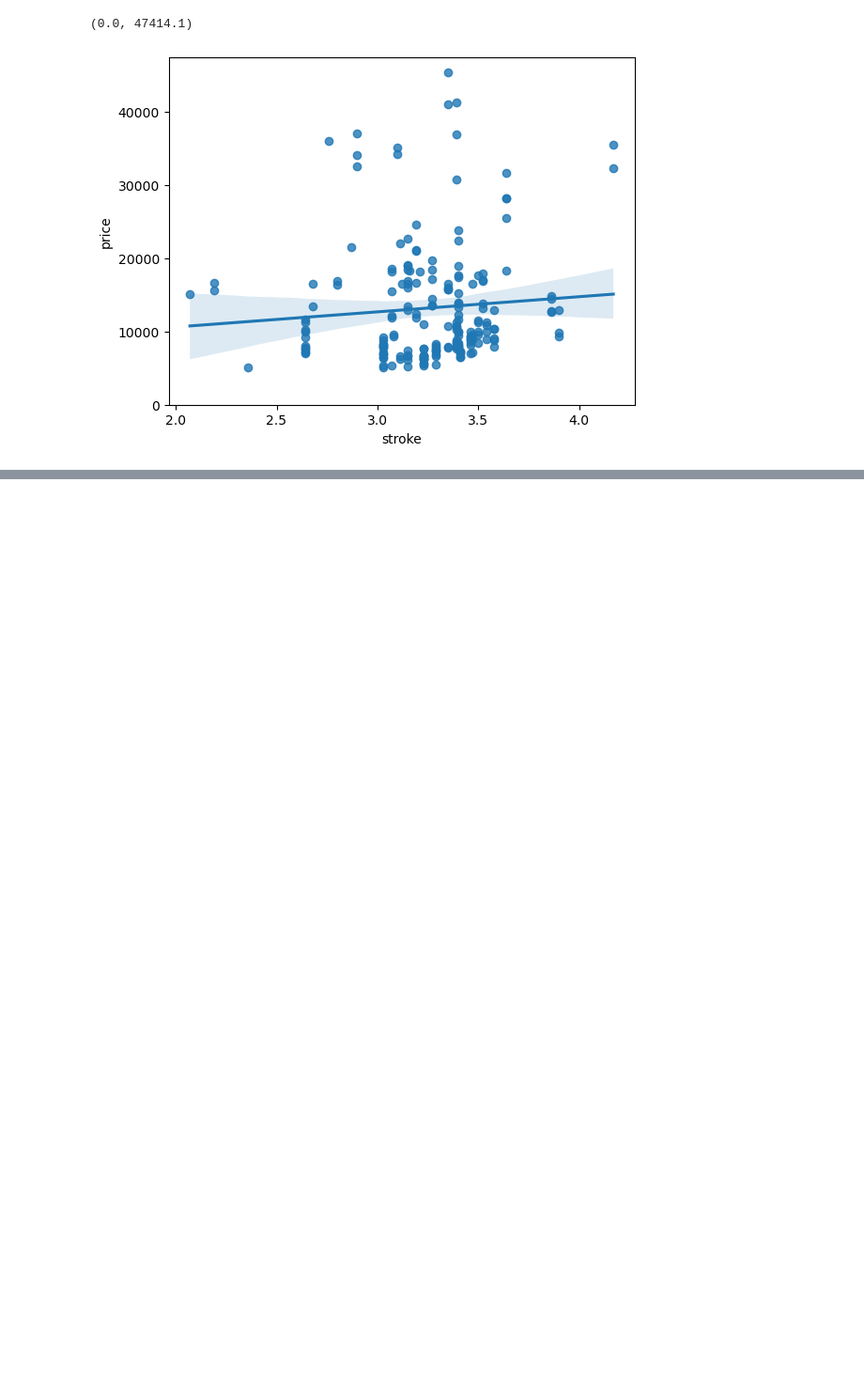
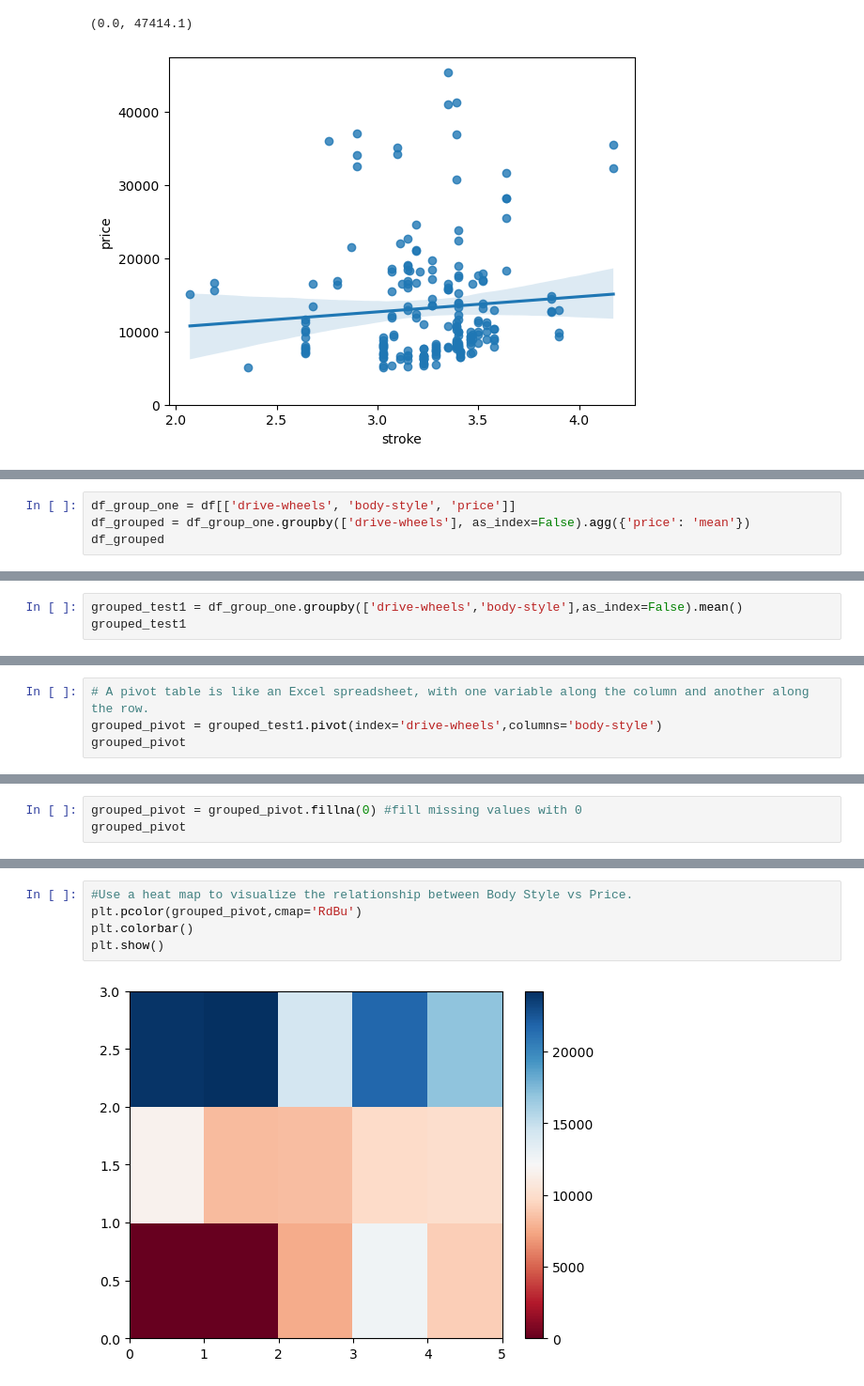
Before and after one commit to Sar-Ahmed/Used_Car_Pricing, a Jupyter notebook: Data_Analysis.ipynb, the cells around one changed output, grey strips where cells are left out. Shown: that part at 94% size. Drawn from its saved outputs; the diff is of its cells as text; blank space fills up the shorter version.

```diff
--- a/Data_Analysis.ipynb
+++ b/Data_Analysis.ipynb
@@ -63,0 +132,4 @@ plt.ylim(0,)
+# %%
+df_group_one = df[['drive-wheels', 'body-style', 'price']]
+df_grouped = df_group_one.groupby(['drive-wheels'], as_index=False).agg({'price': 'mean'})
+df_grouped
@@ -63,0 +141,3 @@ plt.ylim(0,)
+# %%
+grouped_test1 = df_group_one.groupby(['drive-wheels','body-style'],as_index=False).mean()
+grouped_test1
@@ -63,0 +159,4 @@ plt.ylim(0,)
+# %%
+# A pivot table is like an Excel spreadsheet, with one variable along the column and another along the row.
+grouped_pivot = grouped_test1.pivot(index='drive-wheels',columns='body-style')
+grouped_pivot
@@ -63,0 +170,3 @@ plt.ylim(0,)
+# %%
+grouped_pivot = grouped_pivot.fillna(0) #fill missing values with 0
+grouped_pivot
@@ -63,0 +192,7 @@ plt.ylim(0,)
+# %%
+#Use a heat map to visualize the relationship between Body Style vs Price.
+plt.pcolor(grouped_pivot,cmap='RdBu')
+plt.colorbar()
+plt.show()
+# %% [output]
+[figure, added]
```
Also changed, not shown: parts of 15 cells of this notebook.
